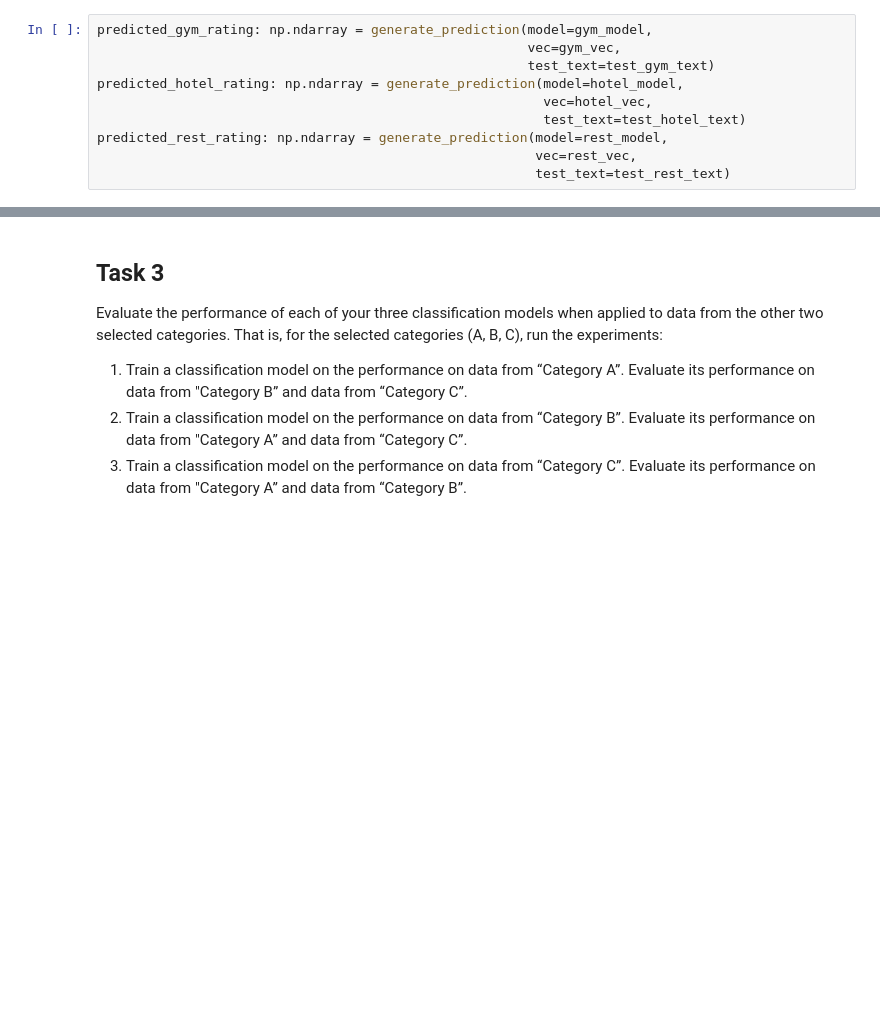
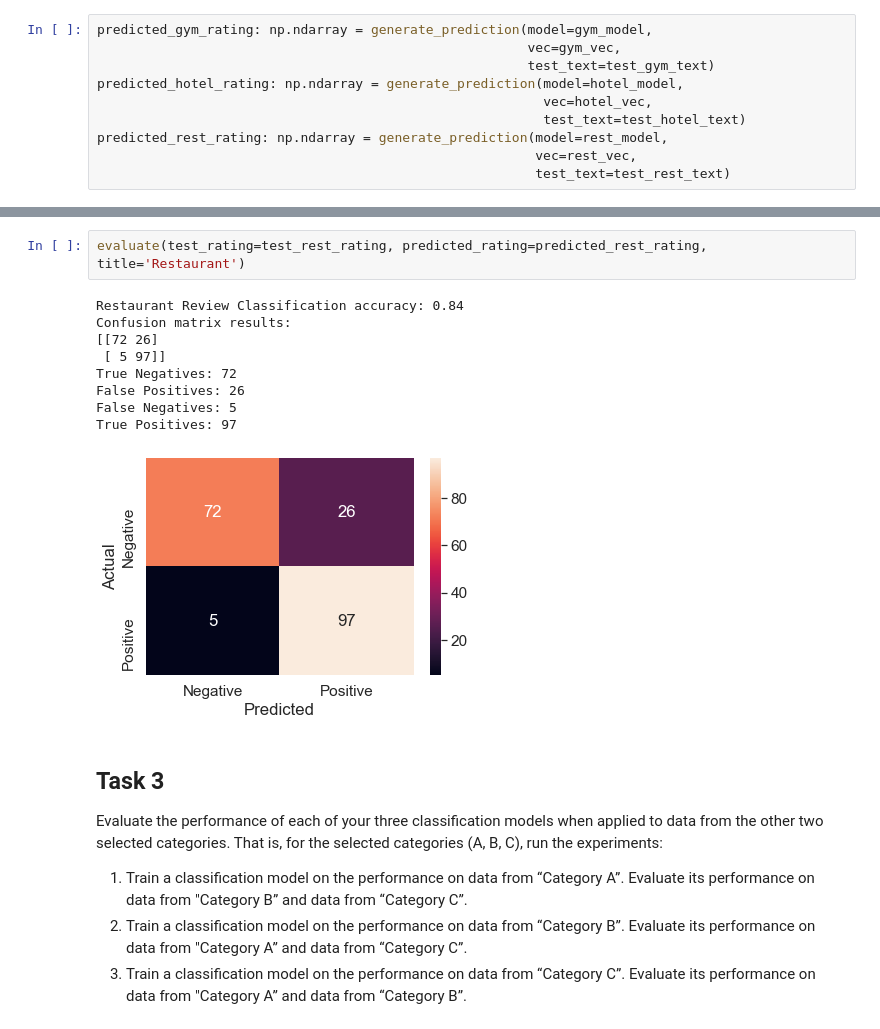
Before and after one commit to RyanJennings1/COMP41680, a Jupyter notebook: COMP41680 Project 2 - 19205824.ipynb, the cells around one changed output, grey strips where cells are left out. Saved outputs shown, nothing was run; the diff lists cells and outputs as text; blank space fills up the shorter version.

```diff
--- a/COMP41680 Project 2 - 19205824.ipynb
+++ b/COMP41680 Project 2 - 19205824.ipynb
@@ -283,3 +305,15 @@ sns.heatmap(gym_cm, annot=True)
+# %%
+evaluate(test_rating=test_rest_rating, predicted_rating=predicted_rest_rating, title='Restaurant')
+# %% [output]
+Restaurant Review Classification accuracy: 0.84
+Confusion matrix results:
+[[72 26]
+ [ 5 97]]
+True Negatives: 72
+False Positives: 26
+False Negatives: 5
+True Positives: 97
+[figure, added]
 # %% [markdown]
 ## Task 3
 Evaluate the performance of each of your three classification models when applied to data from the other two selected categories. That is, for the selected categories (A, B, C), run the experiments:
```
Also changed, not shown: parts of 25 cells of this notebook.
